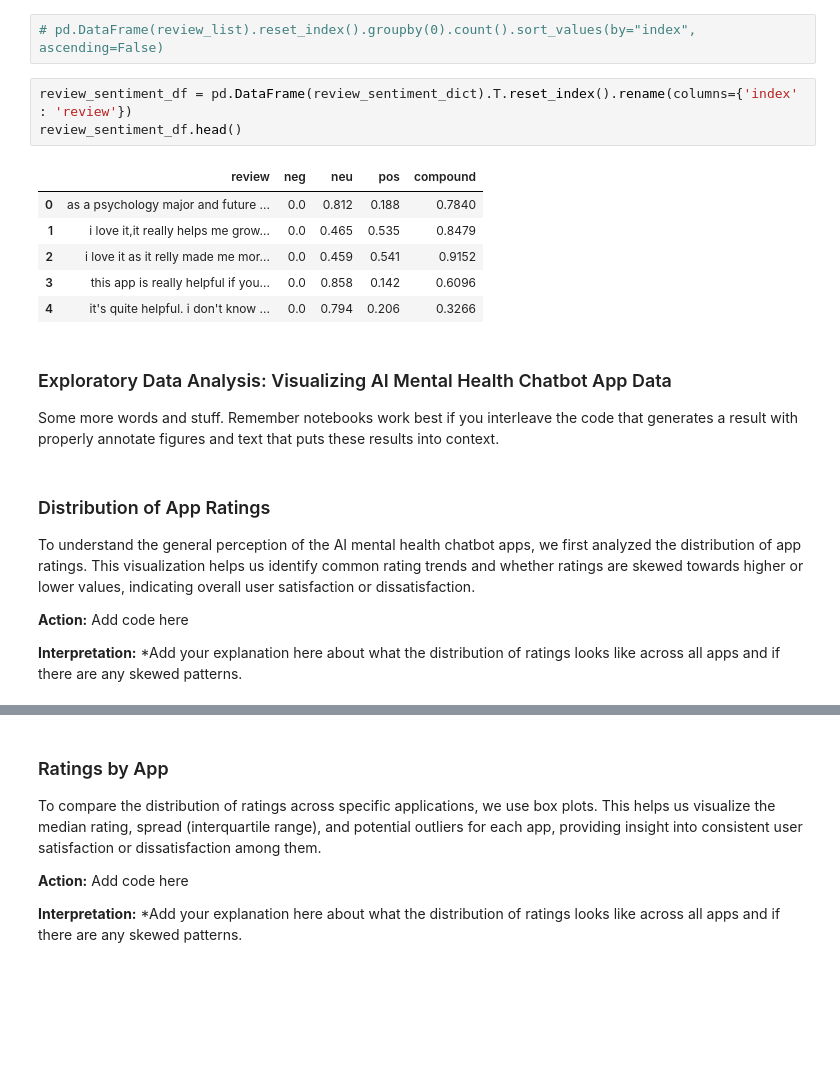
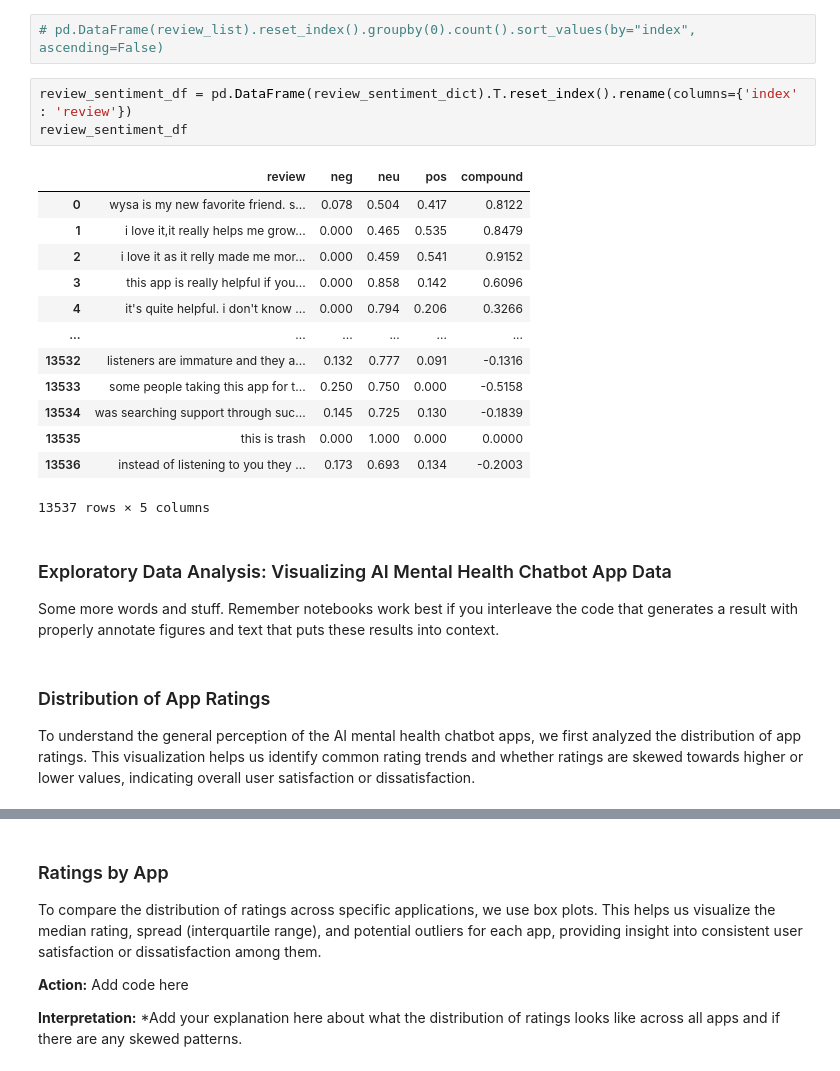
Before and after one commit to avalonandresen/cogs108, a Jupyter notebook: EDACheckpoint_Group018_SP25.ipynb, the cells around one changed output, grey strips where cells are left out. Cells and saved outputs as stored; diff of their text form; blank space fills up the shorter version.

```diff
--- a/EDACheckpoint_Group018_SP25.ipynb
+++ b/EDACheckpoint_Group018_SP25.ipynb
@@ -514,14 +516,21 @@ for review in review_list:
 # pd.DataFrame(review_list).reset_index().groupby(0).count().sort_values(by="index", ascending=False)
 # %%
 review_sentiment_df = pd.DataFrame(review_sentiment_dict).T.reset_index().rename(columns={'index' : 'review'})
-review_sentiment_df.head()
+review_sentiment_df
 # %% [output]
 |  | review | neg | neu | pos | compound |
-| 0 | as a psychology major and future ... | 0.0 | 0.812 | 0.188 | 0.7840 |
-| 1 | i love it,it really helps me grow... | 0.0 | 0.465 | 0.535 | 0.8479 |
-| 2 | i love it as it relly made me mor... | 0.0 | 0.459 | 0.541 | 0.9152 |
-| 3 | this app is really helpful if you... | 0.0 | 0.858 | 0.142 | 0.6096 |
-| 4 | it's quite helpful. i don't know ... | 0.0 | 0.794 | 0.206 | 0.3266 |
+| 0 | wysa is my new favorite friend. s... | 0.078 | 0.504 | 0.417 | 0.8122 |
+| 1 | i love it,it really helps me grow... | 0.000 | 0.465 | 0.535 | 0.8479 |
+| 2 | i love it as it relly made me mor... | 0.000 | 0.459 | 0.541 | 0.9152 |
+| 3 | this app is really helpful if you... | 0.000 | 0.858 | 0.142 | 0.6096 |
+| 4 | it's quite helpful. i don't know ... | 0.000 | 0.794 | 0.206 | 0.3266 |
+| ... | ... | ... | ... | ... | ... |
+| 13532 | listeners are immature and they a... | 0.132 | 0.777 | 0.091 | -0.1316 |
+| 13533 | some people taking this app for t... | 0.250 | 0.750 | 0.000 | -0.5158 |
+| 13534 | was searching support through suc... | 0.145 | 0.725 | 0.130 | -0.1839 |
+| 13535 | this is trash | 0.000 | 1.000 | 0.000 | 0.0000 |
+| 13536 | instead of listening to you they ... | 0.173 | 0.693 | 0.134 | -0.2003 |
+13537 rows × 5 columns
 # %% [markdown]
 ### Exploratory Data Analysis: Visualizing AI Mental Health Chatbot App Data
 
@@ -530,8 +539,3 @@ Some more words and stuff.  Remember notebooks work best if you interleave the c
 ### Distribution of App Ratings
 
 To understand the general perception of the AI mental health chatbot apps, we first analyzed the distribution of app ratings. This visualization helps us identify common rating trends and whether ratings are skewed towards higher or lower values, indicating overall user satisfaction or dissatisfaction.
-
-**Action:** Add code here
-
-**Interpretation:**
-*Add your explanation here about what the distribution of ratings looks like across all apps and if there are any skewed patterns.
```
Also changed, not shown: parts of 18 cells of this notebook, 1 other file.
